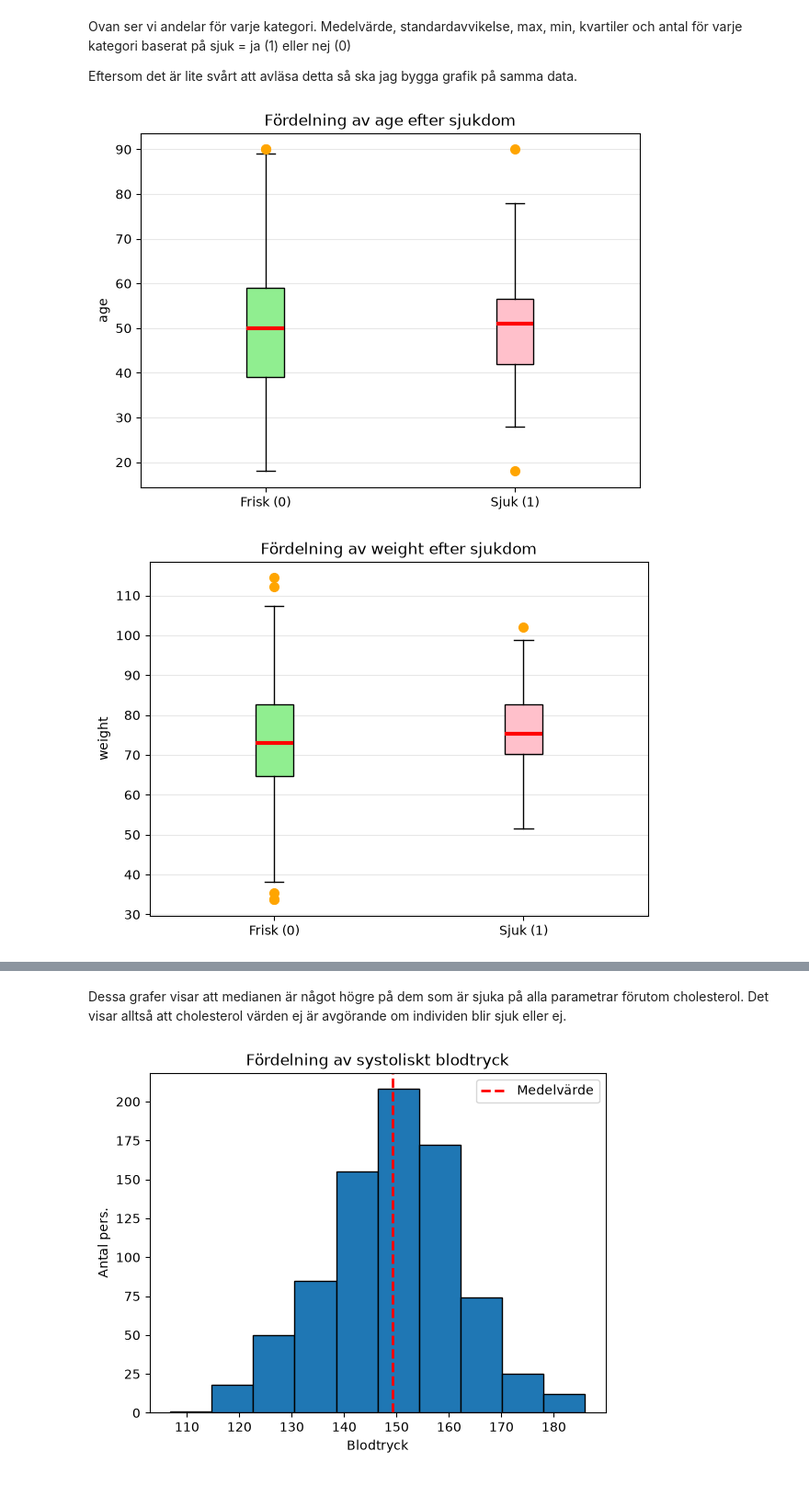
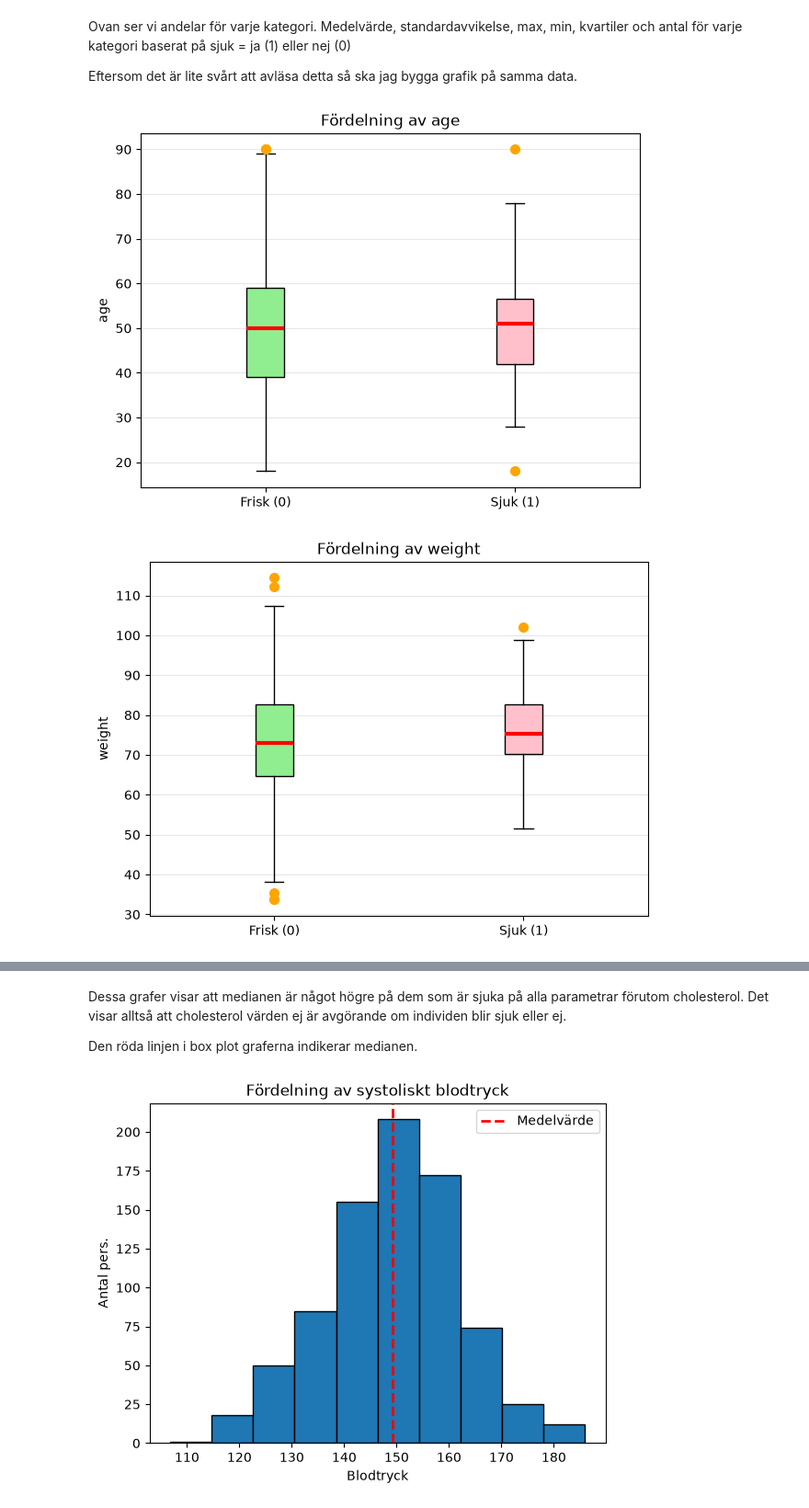
Before and after one commit to mattiasscientist/part1-examination, a Jupyter notebook: notebooks/part1notebook.ipynb, the cells around one changed output, grey strips where cells are left out. Shown at 92% size. Cells and saved outputs as stored; diff of their text form; code cells hidden in the pictures.

```diff
--- a/notebooks/part1notebook.ipynb
+++ b/notebooks/part1notebook.ipynb
@@ -262,33 +262,34 @@ for col in columns:
 
     plt.figure(figsize=(7,5))
 
     box = plt.boxplot(
         [healthy, sick],
         tick_labels=["Frisk (0)", "Sjuk (1)"],
         patch_artist=True,
 
         boxprops=dict(facecolor="lightblue", color="black"),
         medianprops=dict(color="red", linewidth=3),
         whiskerprops=dict(color="black"),
         flierprops=dict(
             marker="o",
             markerfacecolor="orange",
             markeredgecolor="orange",
             markersize=7
         )
     )
 
     colors = ["lightgreen", "pink"]
 
     for patch, color in zip(box["boxes"], colors):
         patch.set_facecolor(color)
         patch.set_edgecolor("black")
 
-    plt.title(f"Fördelning av {col} efter sjukdom")
+    plt.title(f"Fördelning av {col}")
     plt.ylabel(col)
     plt.grid(axis="y", alpha=0.3)
 
+
     plt.show()
 # %% [output]
-[figure, old version]
+[figure, new version]
-[figure, old version]
+[figure, new version]
@@ -298,4 +299,6 @@ for col in columns:
 # %% [markdown]
 Dessa grafer visar att medianen är något högre på dem som är sjuka på alla parametrar förutom cholesterol. Det visar alltså att cholesterol värden ej är avgörande om individen blir sjuk eller ej.
+
+Den röda linjen i box plot graferna indikerar medianen.
 # %%
 systolic_mean_bp = df["systolic_bp"].mean()
```
Also changed, not shown: parts of 14 cells of this notebook.
